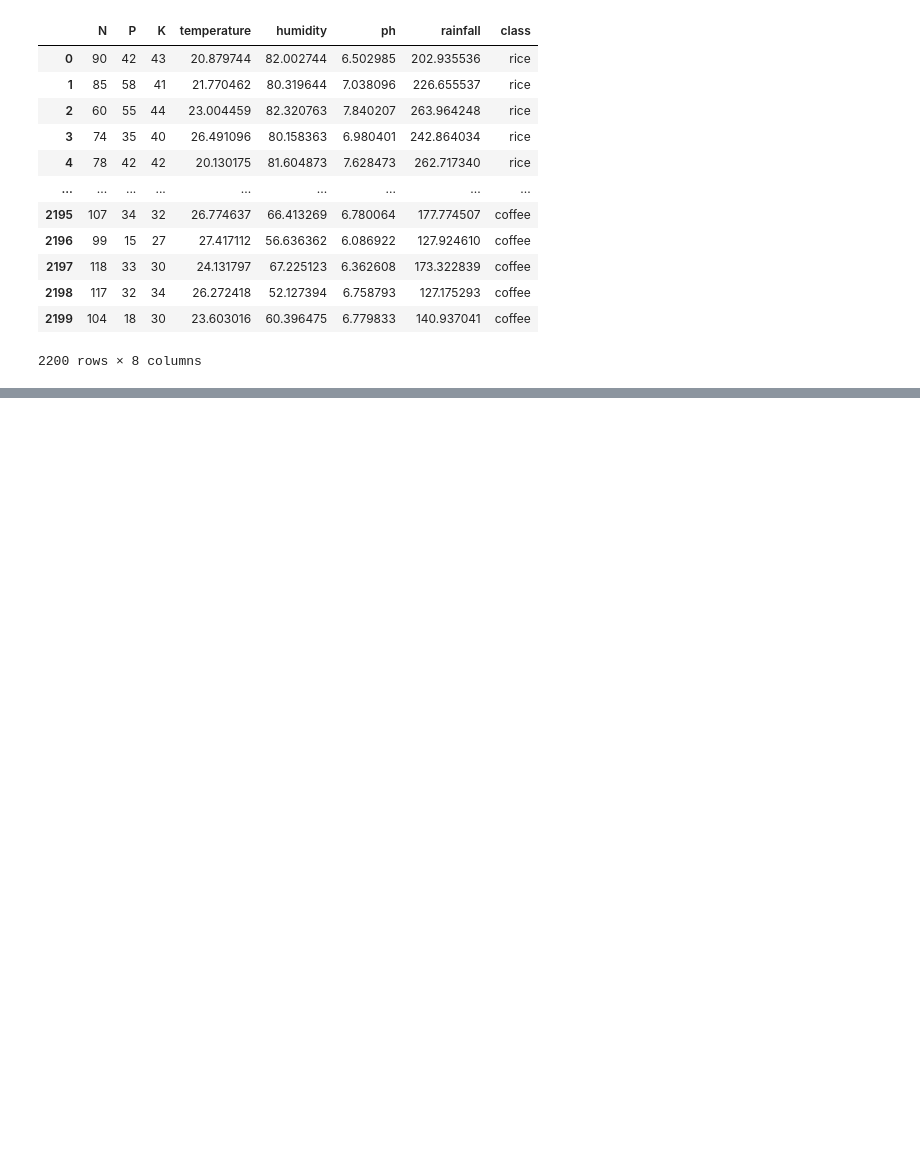
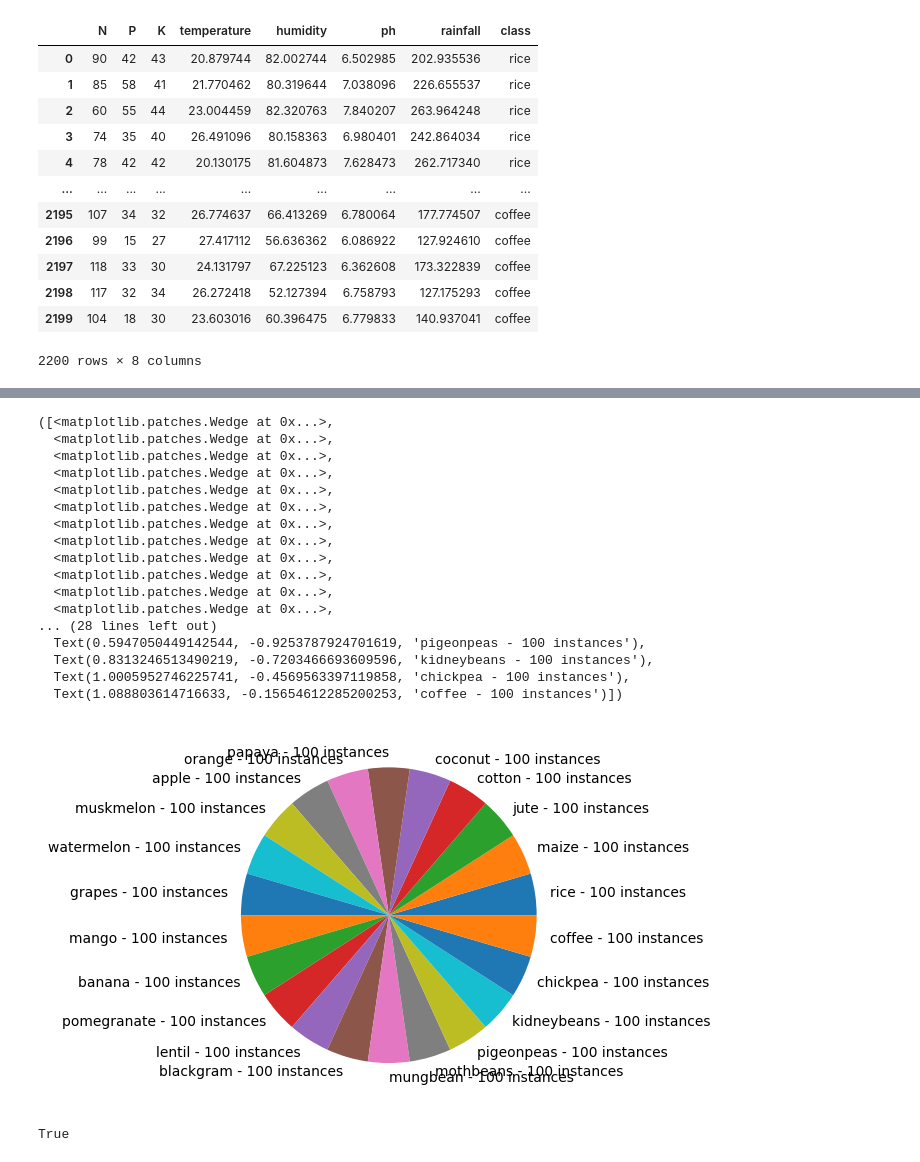
Before and after one commit to AnnaGlid/Indukcja_regul_dec, a Jupyter notebook: NEW_code/preprocessing_crops.ipynb, the cells around one changed output, grey strips where cells are left out. Cells and saved outputs as stored; diff of their text form; code cells hidden in the pictures; blank space fills up the shorter version.

```diff
--- a/NEW_code/preprocessing_crops.ipynb
+++ b/NEW_code/preprocessing_crops.ipynb
@@ -27,7 +27,7 @@ data = data_raw.copy()
 for col in data_raw.columns:
     if col == 'class':
         continue
-    data[col] = pd.cut(data[col], bins=4)
+    data[col] = pd.cut(data[col], bins=5)
 # %%
 for col in data.columns:
     values  = "\n".join([str(v) for v in set(data[col].values)])
@@ -50,3 +50,9 @@ apple
 pomegranate
 muskmelon
 kidneybeans
+# %%
+data = data_raw.copy()
+for col in data_raw.columns:
+    if col == 'class':
+        continue
+    data[col] = pd.cut(data[col], bins=5, labels=['low', 'medium low', 'medium', 'medium high', 'high'])
@@ -52,0 +68,33 @@ kidneybeans
+# %%
+import matplotlib.pyplot as plt
+counted = data['class'].value_counts()
+names = []
+numbers = []
+for name, number in counted.items():
+    names.append(f'{name} - {number} instances')
+    numbers.append(number)
+plt.pie(numbers, labels = names)
+# %% [output]
+([<matplotlib.patches.Wedge at 0x...>,
+  <matplotlib.patches.Wedge at 0x...>,
+  <matplotlib.patches.Wedge at 0x...>,
+  <matplotlib.patches.Wedge at 0x...>,
+  <matplotlib.patches.Wedge at 0x...>,
+  <matplotlib.patches.Wedge at 0x...>,
+  <matplotlib.patches.Wedge at 0x...>,
+  <matplotlib.patches.Wedge at 0x...>,
+  <matplotlib.patches.Wedge at 0x...>,
+  <matplotlib.patches.Wedge at 0x...>,
+  <matplotlib.patches.Wedge at 0x...>,
+  <matplotlib.patches.Wedge at 0x...>,
+... (28 lines left out)
+  Text(0.5947050449142544, -0.9253787924701619, 'pigeonpeas - 100 instances'),
+  Text(0.8313246513490219, -0.7203466693609596, 'kidneybeans - 100 instances'),
+  Text(1.0005952746225741, -0.4569563397119858, 'chickpea - 100 instances'),
+  Text(1.088803614716633, -0.15654612285200253, 'coffee - 100 instances')])
+[figure, added]
+# %%
+conditional_df = data.drop(columns=['class'])
+conditional_df.duplicated().any()
+# %% [output]
+True
```
Also changed, not shown: parts of 8 cells of this notebook.
